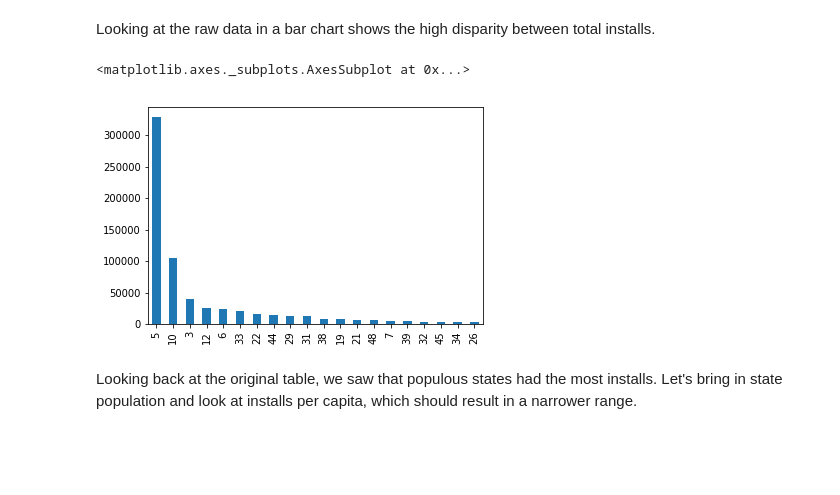
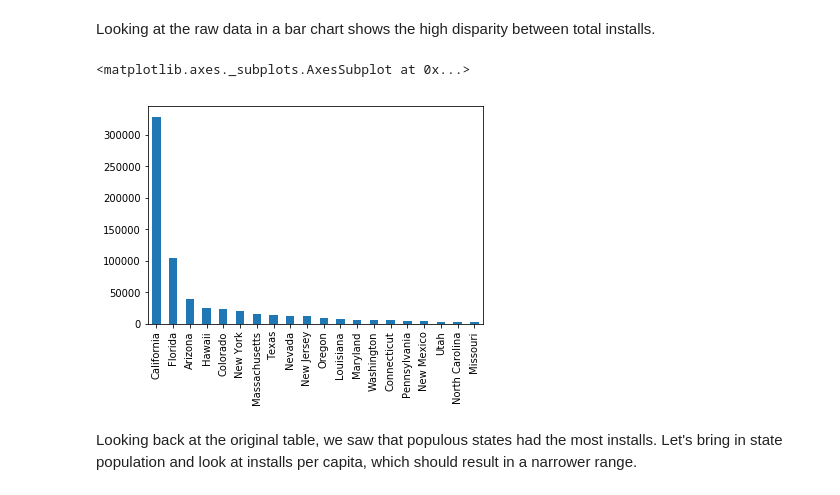
Before and after one commit to rdlareau/Thinkful, a Jupyter notebook: CapstoneSolar-2.ipynb, the cells around one changed output. Saved outputs shown, nothing was run; the diff lists cells and outputs as text; code cells hidden in the pictures; blank space fills up the shorter version.

```diff
--- a/CapstoneSolar-2.ipynb
+++ b/CapstoneSolar-2.ipynb
@@ -84,11 +87,12 @@ table.tail(10)
 # %% [markdown]
 Looking at the raw data in a bar chart shows the high disparity between total installs.
-# %%
-table.Installs.head(20).plot(kind='bar')
-# How to get the States column to be used in the yticks?
-# %% [output]
-<matplotlib.axes._subplots.AxesSubplot at 0x...>
-[figure, removed]
+# %%
+ax = table.Installs.head(20).plot(kind='bar')
+ax.set_xticklabels(table.State, rotation=90)
+ax
+# %% [output]
+<matplotlib.axes._subplots.AxesSubplot at 0x...>
+[figure, added]
 # %% [markdown]
 Looking back at the original table, we saw that populous states had the most installs. Let's bring in state population and look at installs per capita, which should result in a narrower range.
 # %%
```
Also changed, not shown: parts of 19 cells of this notebook.
